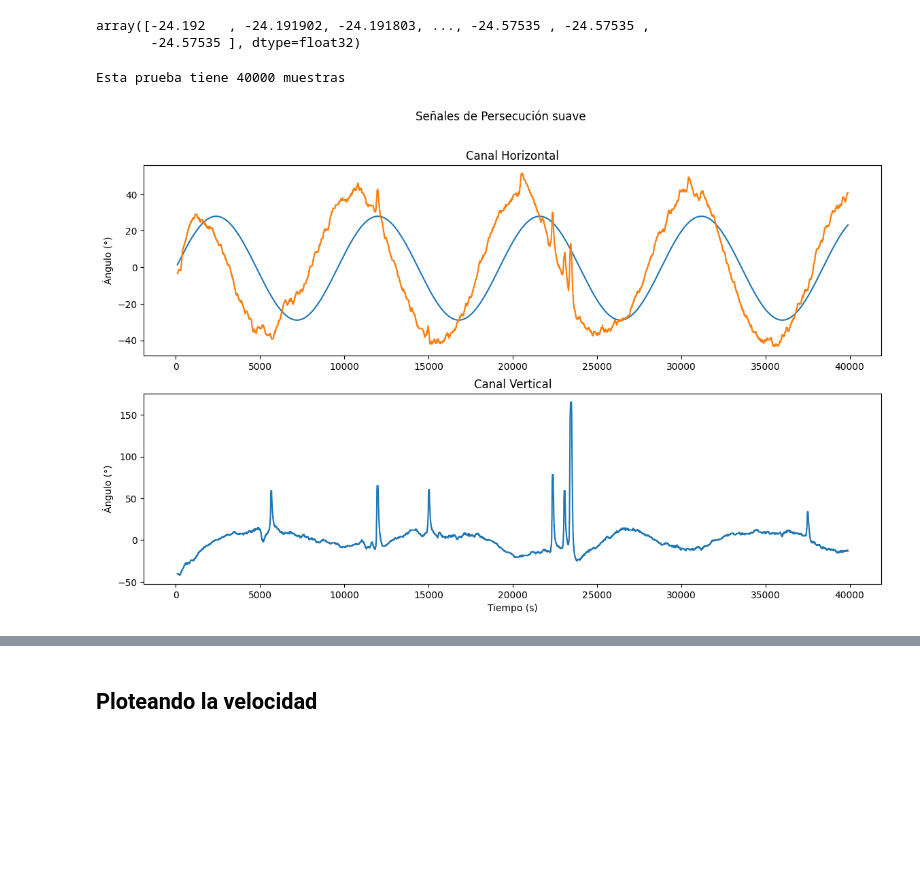
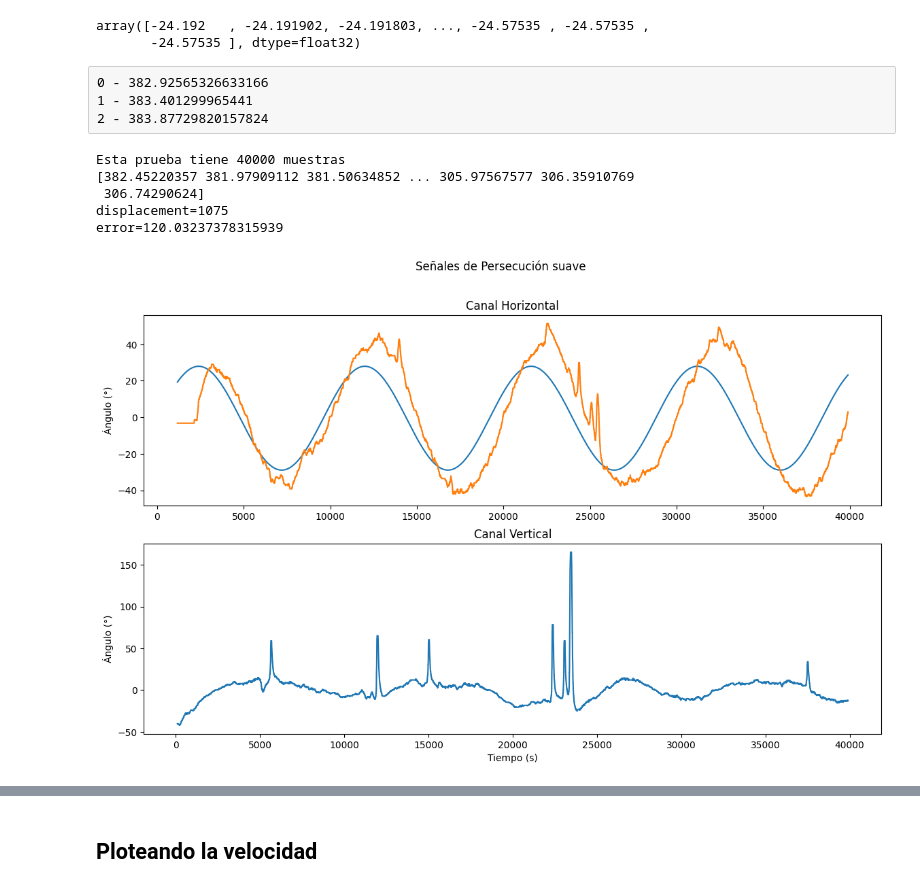
Before and after one commit to idertator/openeog, a Jupyter notebook: notebooks/TFG.ipynb, the cells around one changed output, grey strips where cells are left out. Drawn from its saved outputs; the diff is of its cells as text; code cells hidden in the pictures; blank space fills up the shorter version.

```diff
--- a/notebooks/TFG.ipynb
+++ b/notebooks/TFG.ipynb
@@ -37,35 +37,68 @@ pursuit.hor_stimuli
 # %% [output]
 array([-24.192   , -24.191902, -24.191803, ..., -24.57535 , -24.57535 ,
        -24.57535 ], dtype=float32)
+# %% [raw]
+0 - 382.92565326633166
+1 - 383.401299965441
+2 - 383.87729820157824
 # %%
+def mse(s1: np.ndarray, s2: np.ndarray) -> float:
+    return np.sum((s1 - s2) ** 2) / len(s1)
+
+def move(s: np.ndarray, count: int=1) -> np.ndarray:
+    return np.hstack((np.ones(count) * s[0], s[:-count]))
+
+
+def best_fit(s1: np.ndarray, s2: np.ndarray) -> tuple[int, float]:
+    count = 2000
+    errors = np.zeros(count)
+    for i in range(1, count + 1):
+        offset = move(s2, i)
+        errors[i - 1] =  mse(s1, offset)
+
+    print(errors)
+
+    best_displacement = errors.argmin()
+    best_error = errors[best_displacement]
+    return best_displacement, best_error
+
 samples_to_remove = 100
 samples = len(pursuit.hor_stimuli)
 time = np.arange(samples)
 time = time[samples_to_remove:-samples_to_remove]
 print("Esta prueba tiene " + str(samples)  + " muestras")
 
 horizontal = pursuit.hor_channel.copy()[samples_to_remove:-samples_to_remove] * -1
 amplitude = horizontal.max() - horizontal.min()
 
 stimuli = pursuit.hor_stimuli.copy()[samples_to_remove:-samples_to_remove]
 stimuli -= stimuli.mean()
 stimuli *= (amplitude * 2)
 
+displacement, error = best_fit(stimuli, horizontal)
+print(f"{displacement=}")
+print(f"{error=}")
+
+
 plt.suptitle("Señales de Persecución suave")
 
 plt.subplot(211)
 plt.title("Canal Horizontal")
-plt.plot(time, stimuli)
-plt.plot(time, horizontal)
+plt.plot(time[displacement:], stimuli[displacement:])
+plt.plot(time[displacement:], offset_hor[displacement:])
 plt.ylabel("Ángulo (°)")
 
 plt.subplot(212)
 plt.title("Canal Vertical")
 plt.plot(time, pursuit.ver_channel[samples_to_remove:-samples_to_remove])
 plt.xlabel("Tiempo (s)")
 plt.ylabel("Ángulo (°)")
 
 plt.savefig("prueba.png")
 # %% [output]
 Esta prueba tiene 40000 muestras
+[382.45220357 381.97909112 381.50634852 ... 305.97567577 306.35910769
+ 306.74290624]
+displacement=1075
+error=120.03237378315939
-[figure, old version]
+[figure, new version]
```
Also changed, not shown: parts of 2 cells of this notebook, 6 other files.
